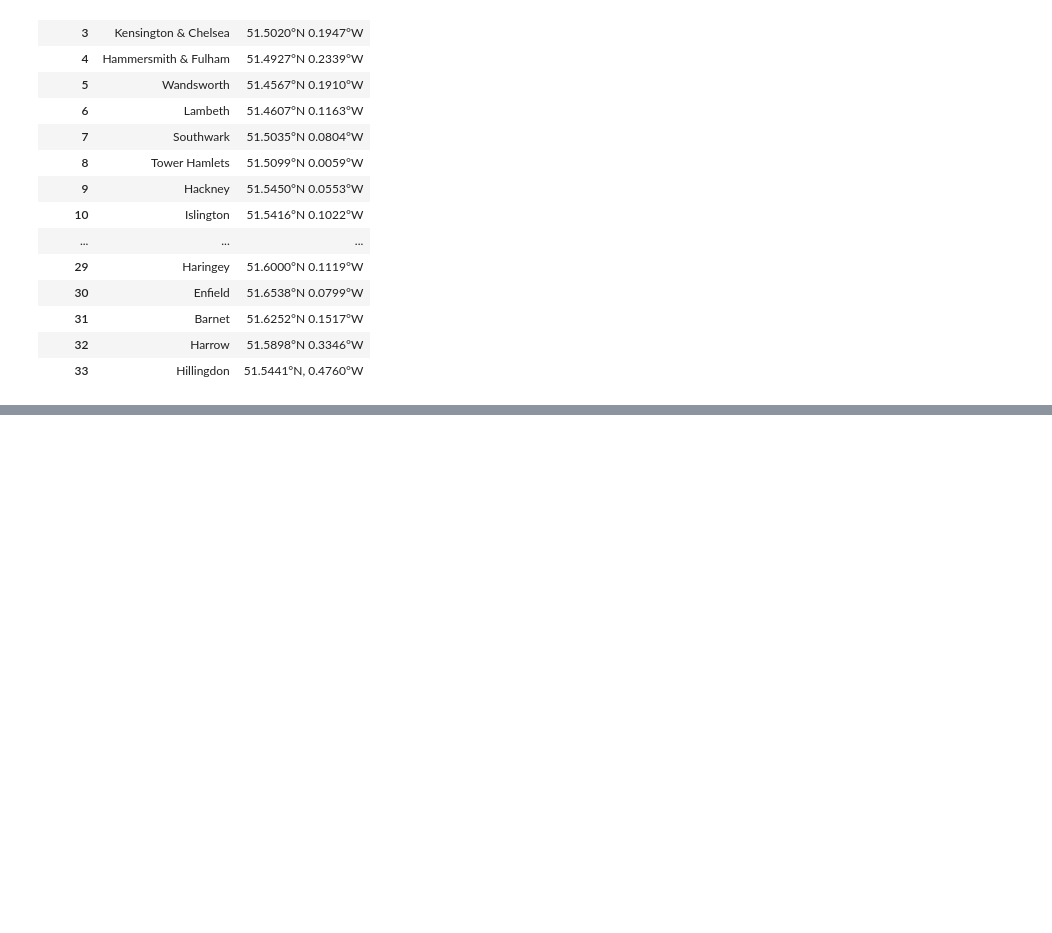
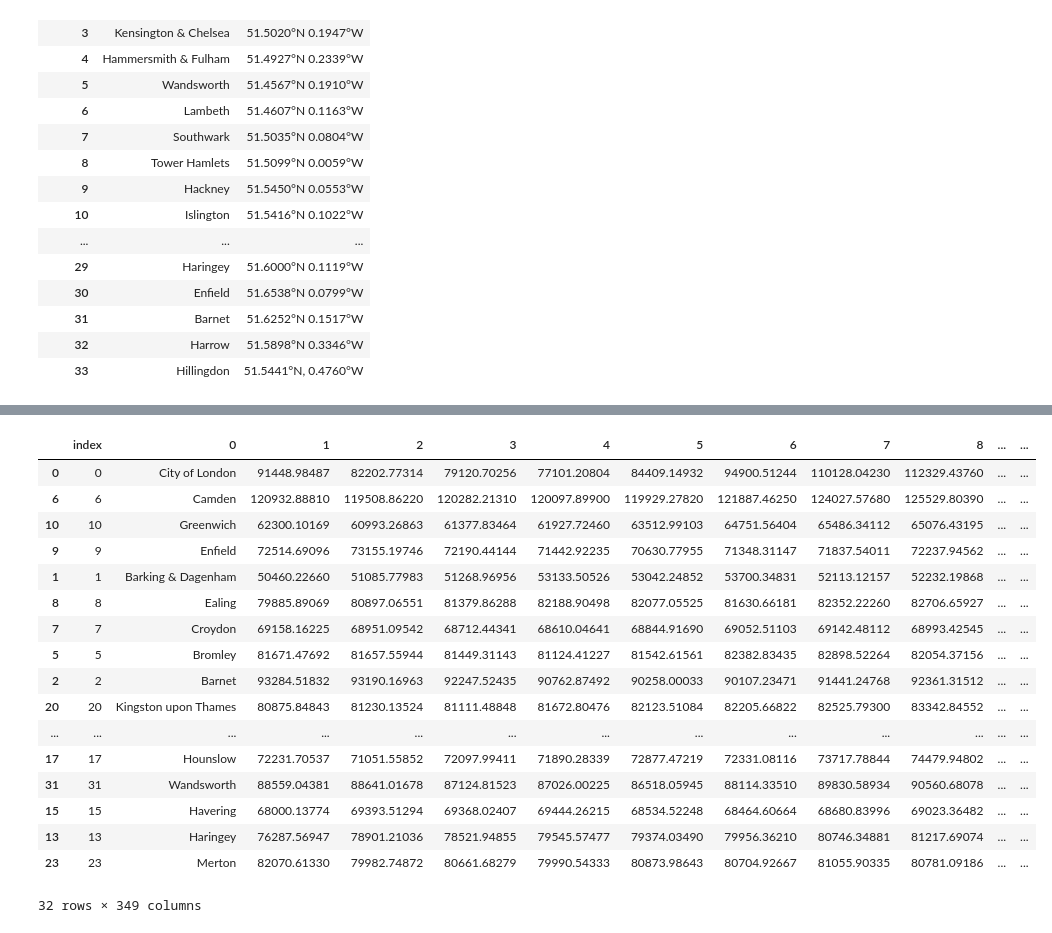
Before and after one commit to mlid13/Springboard, a Jupyter notebook: London Case Study Hypothesis.ipynb, the cells around one changed output, grey strips where cells are left out. Drawn from its saved outputs; the diff is of its cells as text; code cells hidden in the pictures; blank space fills up the shorter version.

```diff
--- a/London Case Study Hypothesis.ipynb
+++ b/London Case Study Hypothesis.ipynb
@@ -214,0 +103,4 @@ IndexError: index 1 is out of bounds for axis 0 with size 1
+# %%
+df.index-=1
+# %%
+rbDf=rbs.reset_index().join(df['distFromLon (km)'])
@@ -214,0 +114,21 @@ IndexError: index 1 is out of bounds for axis 0 with size 1
+# %%
+rbDf
+# %% [output]
+|  | index | 0 | 1 | 2 | 3 | 4 | 5 | 6 | 7 | 8 | ... | ... |
+| 0 | 0 | City of London | 91448.98487 | 82202.77314 | 79120.70256 | 77101.20804 | 84409.14932 | 94900.51244 | 110128.04230 | 112329.43760 | ... | ... |
+| 6 | 6 | Camden | 120932.88810 | 119508.86220 | 120282.21310 | 120097.89900 | 119929.27820 | 121887.46250 | 124027.57680 | 125529.80390 | ... | ... |
+| 10 | 10 | Greenwich | 62300.10169 | 60993.26863 | 61377.83464 | 61927.72460 | 63512.99103 | 64751.56404 | 65486.34112 | 65076.43195 | ... | ... |
+| 9 | 9 | Enfield | 72514.69096 | 73155.19746 | 72190.44144 | 71442.92235 | 70630.77955 | 71348.31147 | 71837.54011 | 72237.94562 | ... | ... |
+| 1 | 1 | Barking & Dagenham | 50460.22660 | 51085.77983 | 51268.96956 | 53133.50526 | 53042.24852 | 53700.34831 | 52113.12157 | 52232.19868 | ... | ... |
+| 8 | 8 | Ealing | 79885.89069 | 80897.06551 | 81379.86288 | 82188.90498 | 82077.05525 | 81630.66181 | 82352.22260 | 82706.65927 | ... | ... |
+| 7 | 7 | Croydon | 69158.16225 | 68951.09542 | 68712.44341 | 68610.04641 | 68844.91690 | 69052.51103 | 69142.48112 | 68993.42545 | ... | ... |
+| 5 | 5 | Bromley | 81671.47692 | 81657.55944 | 81449.31143 | 81124.41227 | 81542.61561 | 82382.83435 | 82898.52264 | 82054.37156 | ... | ... |
+| 2 | 2 | Barnet | 93284.51832 | 93190.16963 | 92247.52435 | 90762.87492 | 90258.00033 | 90107.23471 | 91441.24768 | 92361.31512 | ... | ... |
+| 20 | 20 | Kingston upon Thames | 80875.84843 | 81230.13524 | 81111.48848 | 81672.80476 | 82123.51084 | 82205.66822 | 82525.79300 | 83342.84552 | ... | ... |
+| ... | ... | ... | ... | ... | ... | ... | ... | ... | ... | ... | ... | ... |
+| 17 | 17 | Hounslow | 72231.70537 | 71051.55852 | 72097.99411 | 71890.28339 | 72877.47219 | 72331.08116 | 73717.78844 | 74479.94802 | ... | ... |
+| 31 | 31 | Wandsworth | 88559.04381 | 88641.01678 | 87124.81523 | 87026.00225 | 86518.05945 | 88114.33510 | 89830.58934 | 90560.68078 | ... | ... |
+| 15 | 15 | Havering | 68000.13774 | 69393.51294 | 69368.02407 | 69444.26215 | 68534.52248 | 68464.60664 | 68680.83996 | 69023.36482 | ... | ... |
+| 13 | 13 | Haringey | 76287.56947 | 78901.21036 | 78521.94855 | 79545.57477 | 79374.03490 | 79956.36210 | 80746.34881 | 81217.69074 | ... | ... |
+| 23 | 23 | Merton | 82070.61330 | 79982.74872 | 80661.68279 | 79990.54333 | 80873.98643 | 80704.92667 | 81055.90335 | 80781.09186 | ... | ... |
+32 rows × 349 columns
```
Also changed, not shown: parts of 32 cells of this notebook.
